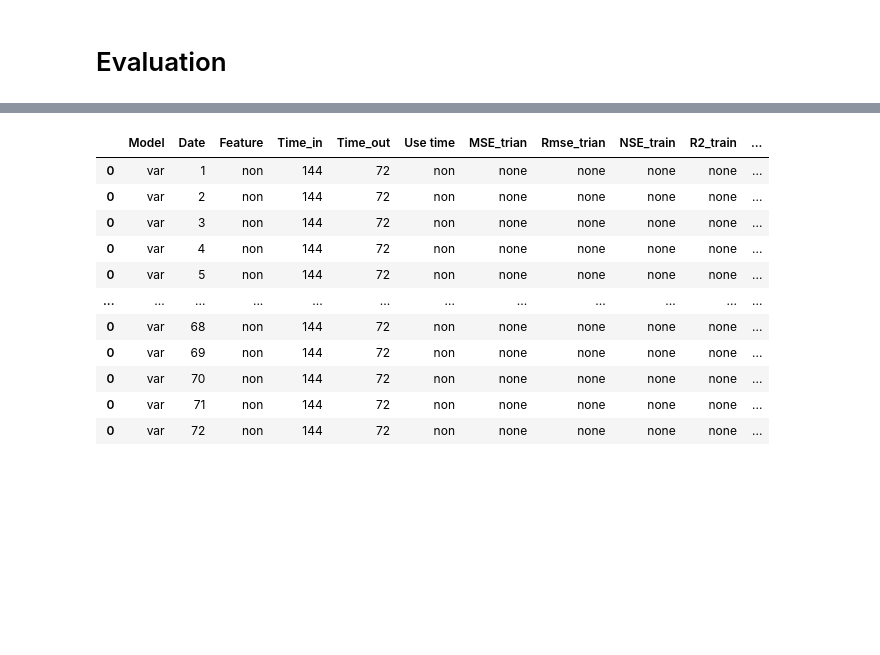
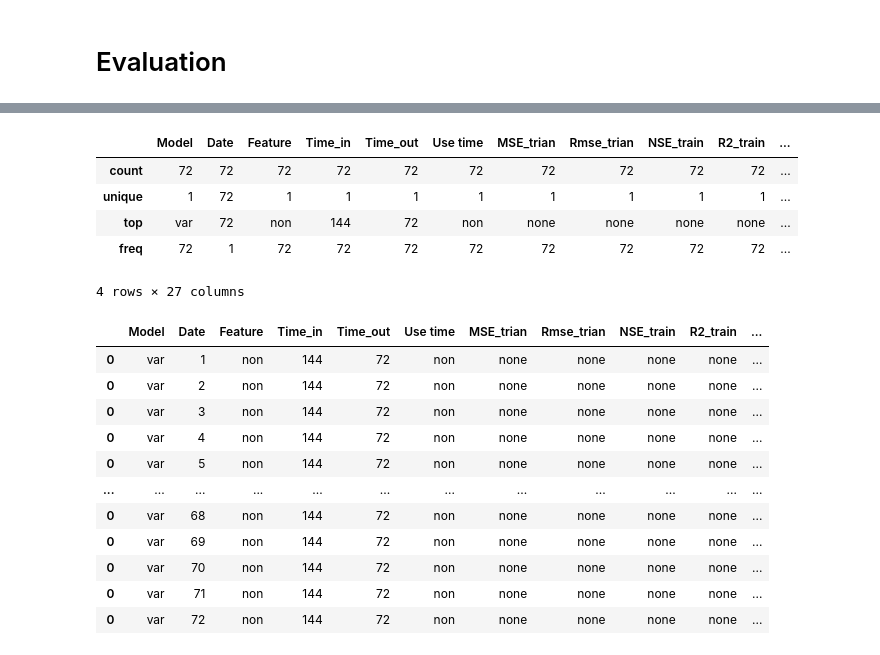
Before and after one commit to SB91ko/ChaoprayaRiver_WaterLV_prediction, a Jupyter notebook: Result_display.ipynb, the cells around one changed output, grey strips where cells are left out. Drawn from its saved outputs; the diff is of its cells as text; code cells hidden in the pictures; blank space fills up the shorter version.

```diff
--- a/Result_display.ipynb
+++ b/Result_display.ipynb
@@ -131,3 +157,12 @@ t.describe()
+# %%
+var_res.describe()
+# %% [output]
+|  | Model | Date | Feature | Time_in | Time_out | Use time | MSE_trian | Rmse_trian | NSE_train | R2_train | ... |
+| count | 72 | 72 | 72 | 72 | 72 | 72 | 72 | 72 | 72 | 72 | ... |
+| unique | 1 | 72 | 1 | 1 | 1 | 1 | 1 | 1 | 1 | 1 | ... |
+| top | var | 72 | non | 144 | 72 | non | none | none | none | none | ... |
+| freq | 72 | 1 | 72 | 72 | 72 | 72 | 72 | 72 | 72 | 72 | ... |
+4 rows × 27 columns
 # %%
 error=pd.DataFrame()
 for i,col in enumerate(arima.columns):
```
Also changed, not shown: parts of 13 cells of this notebook, 8 other files.
